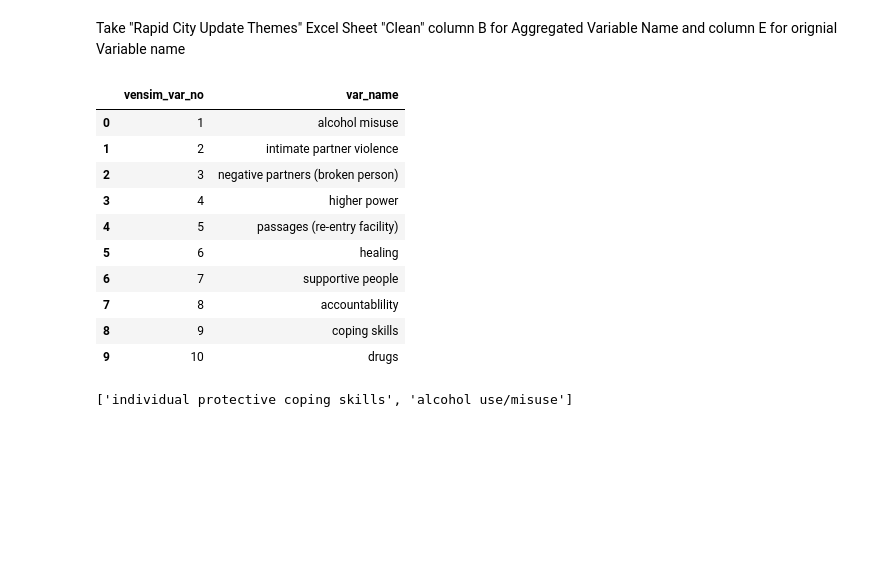
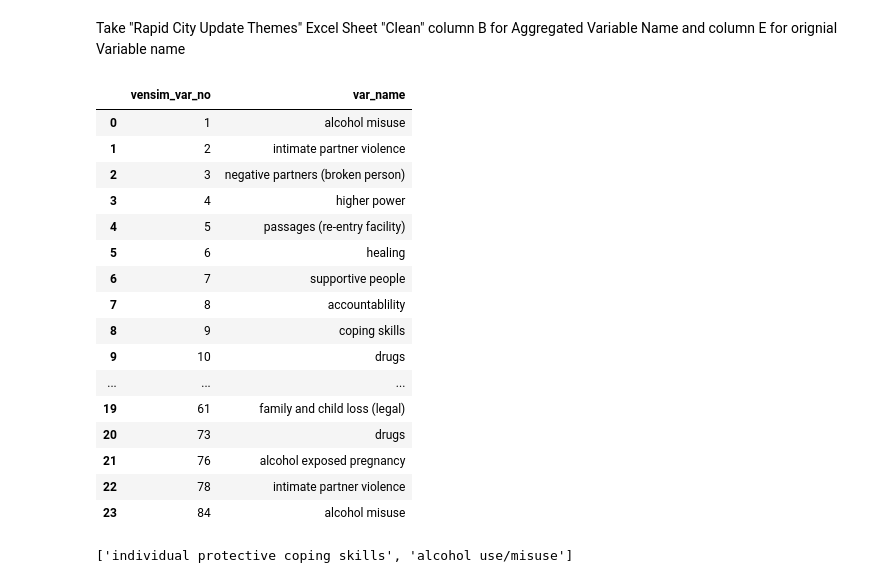
Before and after one commit to georgia-max/MentalMaps_Aggregation, a Jupyter notebook: Jupyter/aggregateCLD.ipynb, the cells around one changed output. Cells and saved outputs as stored; diff of their text form; code cells hidden in the pictures; blank space fills up the shorter version.

```diff
--- a/Jupyter/aggregateCLD.ipynb
+++ b/Jupyter/aggregateCLD.ipynb
@@ -167,6 +178,10 @@ true
 pol_max_combined = pol_max_combined.dropna(axis=0, how='all')
 pol_max_combined = pol_max_combined.dropna(axis=1, how='all')
 
+# print all rows
+pd.set_option('display.max_rows', None)
+pd.set_option('display.max_columns', None)
+
 pol_max_combined
 # %% [output]
 | to | alc m | child home function | self defense | report ipv | ipv reportable incidents | likelihood of arrest | ... |
@@ -305,26 +368,32 @@ Take "Rapid City Update Themes" Excel Sheet "Clean" column B for Aggregated Vari
 # %%
 # create a dataframe for the single cld var name and the theme
 # create a pd datframe
 vars_cld = pd.DataFrame.from_dict(dict_vars, orient='index').reset_index()
 # rename columns
 vars_cld.columns = ['vensim_var_no','var_name']
 # turn all the variable names to lowercap
 vars_cld['var_name'] = vars_cld['var_name'].str.lower()
 # delete the "" sign
 vars_cld['var_name'] = vars_cld['var_name'].str.replace('"', '')
-vars_cld.head(10)
+vars_cld
 # %% [output]
 |  | vensim_var_no | var_name |
 | 0 | 1 | alcohol misuse |
 | 1 | 2 | intimate partner violence |
 | 2 | 3 | negative partners (broken person) |
 | 3 | 4 | higher power |
 | 4 | 5 | passages (re-entry facility) |
 | 5 | 6 | healing |
 | 6 | 7 | supportive people |
 | 7 | 8 | accountablility |
 | 8 | 9 | coping skills |
 | 9 | 10 | drugs |
+| ... | ... | ... |
+| 19 | 61 | family and child loss (legal) |
+| 20 | 73 | drugs |
+| 21 | 76 | alcohol exposed pregnancy |
+| 22 | 78 | intimate partner violence |
+| 23 | 84 | alcohol misuse |
 # %%
 # merge the two dataframes and find the theme name for the cld
 df_aggregate_merge = pd.merge(df_aggregate_names, vars_cld, left_on='variable', right_on='var_name', how='right')
```
Also changed, not shown: parts of 26 cells of this notebook, 7 other files.
